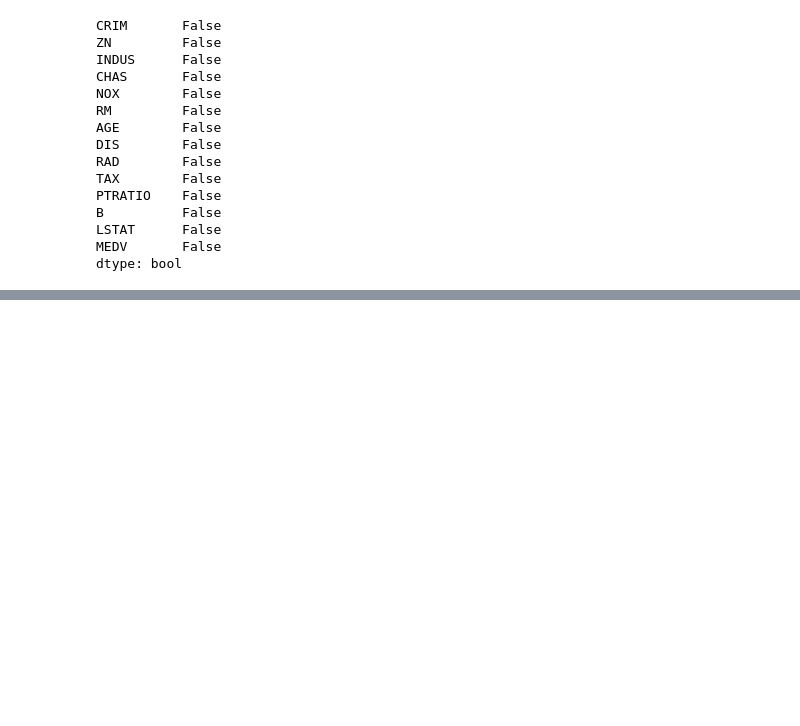
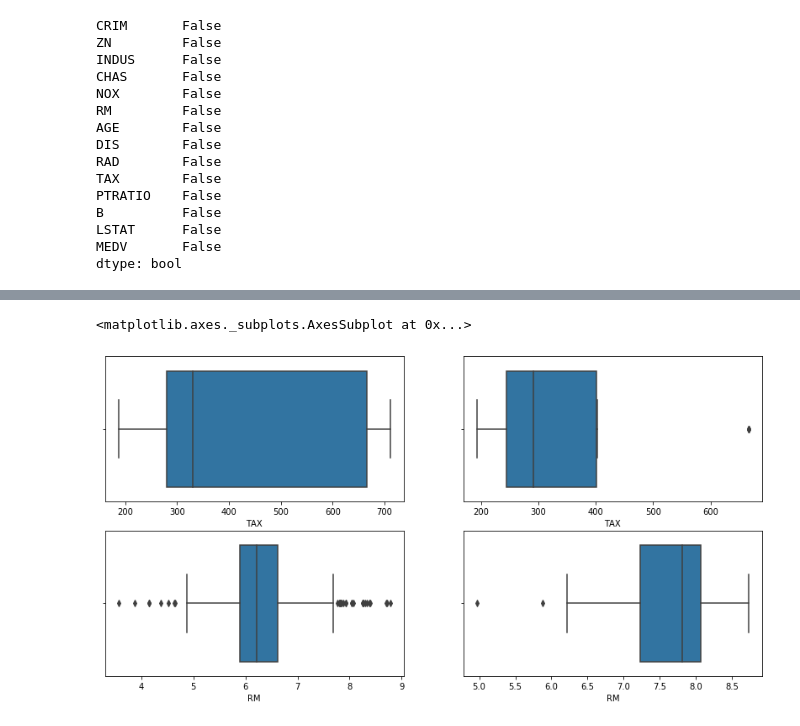
Before and after one commit to tuxmania87/AIRepo, a Jupyter notebook: classification-notebooks/Boston House Prices.ipynb, the cells around one changed output, grey strips where cells are left out. Drawn from its saved outputs; the diff is of its cells as text; code cells hidden in the pictures; blank space fills up the shorter version.

```diff
--- a/classification-notebooks/Boston House Prices.ipynb
+++ b/classification-notebooks/Boston House Prices.ipynb
@@ -360,0 +117,9 @@ mean_absolute_error(y_test,real_pred)
+# %%
+irq = df["MEDV"].quantile(.75) - df["MEDV"].quantile(.25)
+upperWhiskerBound = df["MEDV"].quantile(.75) + 1.5 * irq
+
+df_outliers = df[df["MEDV"] > upperWhiskerBound]
+
+print(df_outliers.shape)
+
+df_outliers
@@ -360,0 +151,17 @@ mean_absolute_error(y_test,real_pred)
+# %%
+plt.figure(figsize=(14, 7))
+
+ax=plt.subplot(221)
+sns.boxplot(df["TAX"],ax=ax)
+
+ax=plt.subplot(222)
+sns.boxplot(df_outliers["TAX"],ax=ax)
+
+ax=plt.subplot(223)
+sns.boxplot(df["RM"],ax=ax)
+
+ax=plt.subplot(224)
+sns.boxplot(df_outliers["RM"],ax=ax)
+# %% [output]
+<matplotlib.axes._subplots.AxesSubplot at 0x...>
+[figure, added]
```
Also changed, not shown: parts of 52 cells of this notebook.
